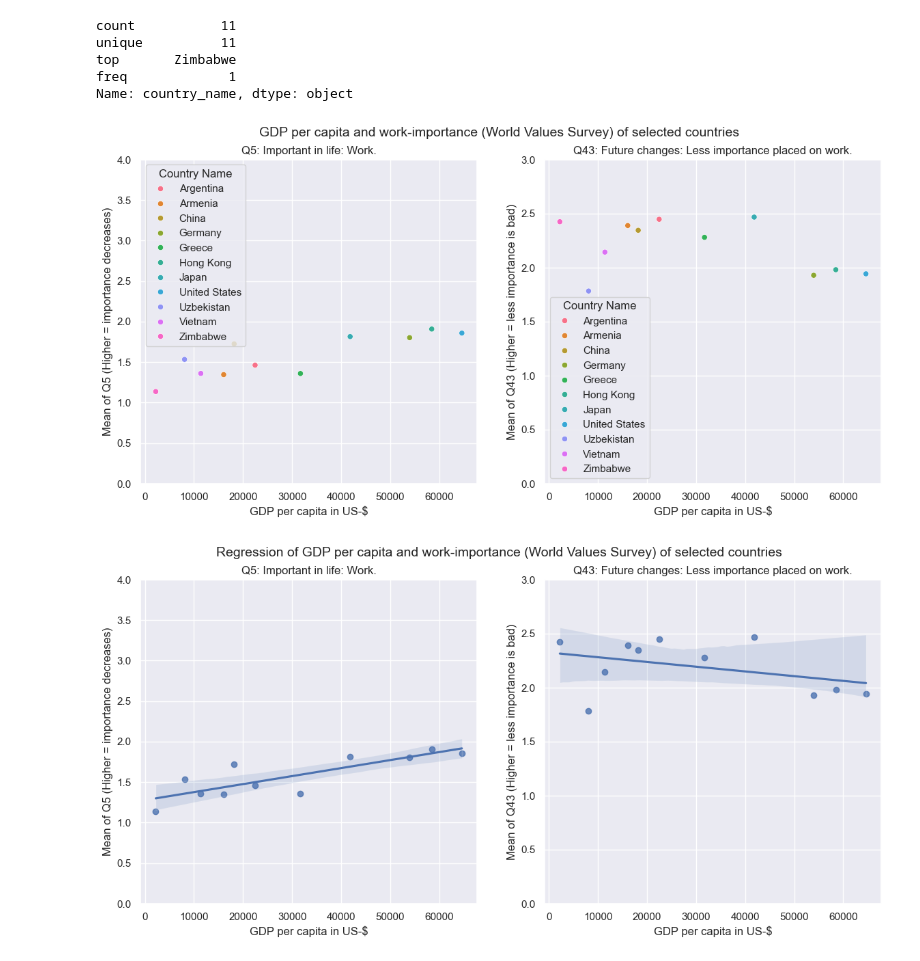
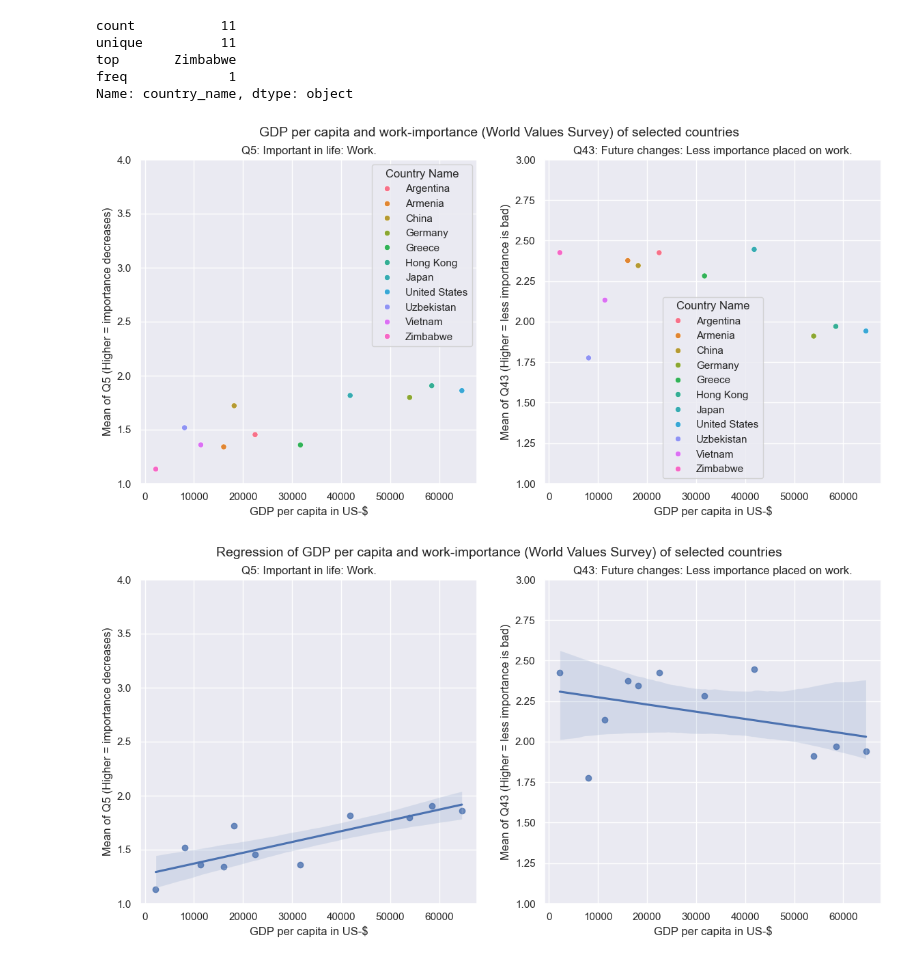
Before and after one commit to newjonny/world-values-survey-pandas-notebook, a Jupyter notebook: analysis.ipynb, the cells around one changed output. Saved outputs shown, nothing was run; the diff lists cells and outputs as text; code cells hidden in the pictures.

```diff
--- a/analysis.ipynb
+++ b/analysis.ipynb
@@ -179,8 +179,8 @@ memory usage: 135.5 KB
 # %%
 # There are rows where country_iso is null, so after short look into the CSV,
 # Drop rows for regions (e.g. EU) without iso_code
-df_gdp_per_capita.dropna(axis=0, inplace=True)
-df_gdp_per_capita.info()
+gdp_per_capita_df.dropna(axis=0, inplace=True)
+gdp_per_capita_df.info()
 # %% [output]
 <class 'pandas.core.frame.DataFrame'>
 Index: 6133 entries, 0 to 6561
@@ -195,8 +195,8 @@ dtypes: category(2), float64(1), int64(1)
 memory usage: 174.9 KB
 # %%
 # Select most recent data of the dataset (2022)
-df_gdp_per_capita = df_gdp_per_capita.loc[df_gdp_per_capita["year"]==2022,:]
-df_gdp_per_capita
+gdp_per_capita_df = gdp_per_capita_df.loc[gdp_per_capita_df["year"]==2022,:]
+gdp_per_capita_df
 # %% [output]
 |  | country_name | country_iso | year | gdp_per_capita |
 | 52 | Albania | ALB | 2022 | 15492.0670 |
@@ -214,7 +214,7 @@ df_gdp_per_capita
 # %%
 # Answers that have a value of < 0 are of type "Don't know", "No answer", "Not asked" or "Missing / N/A"
 # We will exlude them in the further analysis for both relevant questions
-valid_answers_filtered_df = df.loc[(df["Q43"] > 0) & (df["Q5"] > 0), :]
+valid_answers_filtered_df = df.loc[(df["Q5"] > 0) & (df["Q43"] > 0) & (df["Q71"] > 0) & (df["Q72"] > 0) & (df["Q73"] > 0), :]
 # %%
 # .describe() already offers the mean and std-deviation over all rows
 # This is what we need for further analysis
@@ -238,6 +244,6 @@ q43_description_df
 66 rows × 8 columns
 # %%
-economy_analysis_df = df_gdp_per_capita.join(q5_description_df, on="country_iso", how="inner")
+economy_analysis_df = gdp_per_capita_df.join(q5_description_df, on="country_iso", how="inner")
 economy_analysis_df = economy_analysis_df.join(q43_description_df, on="country_iso", how="inner", rsuffix="_q43").dropna()
 economy_analysis_df.sample(20)
 # %% [output]
@@ -301,36 +307,36 @@ q5_plot = sns.scatterplot(x="gdp_per_capita",
             hue="country_name",
             hue_order=unique_country_names,
             ax=axs[0],
             #sizes=(40, 400),
             data=economy_analysis_df
 )
-q5_plot.set_ylim(bottom=0, top=4)
+q5_plot.set_ylim(bottom=1, top=4)
 q5_plot.set_ylabel("Mean of Q5 (Higher = importance decreases)")
 q5_plot.set_xlabel("GDP per capita in US-$")
 q5_plot.set_title("Q5: Important in life: Work.")
 
 q43_plot = sns.scatterplot(x="gdp_per_capita",
             y="mean_q43",
             hue="country_name",
             hue_order=unique_country_names,
             ax=axs[1],
             #sizes=(40, 400),
             data=economy_analysis_df
 )
-q43_plot.set_ylim(bottom=0, top=3)
+q43_plot.set_ylim(bottom=1, top=3)
 q43_plot.set_ylabel("Mean of Q43 (Higher = less importance is bad)")
 q43_plot.set_xlabel("GDP per capita in US-$")
 q43_plot.set_title("Q43: Future changes: Less importance placed on work.")
 
 axs[0].legend(title="Country Name")
 axs[1].legend(title="Country Name")
 
 fig.suptitle('GDP per capita and work-importance (World Values Survey) of selected countries', fontsize=14)
 fig.subplots_adjust(top=0.9)
 
 plt.show()
 # %% [output]
-[figure, old version]
+[figure, new version]
 # %%
 # REGRESSION: Plot GDP per capita against mean of Q5 and Q43
 fig, axs = plt.subplots(1,2, figsize=(14,6))
@@ -342,7 +348,7 @@ q5_plot = sns.regplot(x="gdp_per_capita",
             ci=95,
             data=economy_analysis_df
 )
-q5_plot.set_ylim(bottom=0, top=4)
+q5_plot.set_ylim(bottom=1, top=4)
 q5_plot.set_ylabel("Mean of Q5 (Higher = importance decreases)")
 q5_plot.set_xlabel("GDP per capita in US-$")
 q5_plot.set_title("Q5: Important in life: Work.")
@@ -355,7 +361,7 @@ q43_plot = sns.regplot(x="gdp_per_capita",
             ci=95,
             data=economy_analysis_df
 )
-q43_plot.set_ylim(bottom=0, top=3)
+q43_plot.set_ylim(bottom=1, top=3)
 q43_plot.set_ylabel("Mean of Q43 (Higher = less importance is bad)")
 q43_plot.set_xlabel("GDP per capita in US-$")
 q43_plot.set_title("Q43: Future changes: Less importance placed on work.")
@@ -363,7 +369,7 @@ q43_plot.set_title("Q43: Future changes: Less importance placed on work.")
 fig.suptitle('Regression of GDP per capita and work-importance (World Values Survey) of selected countries', fontsize=14)
 fig.subplots_adjust(top=0.9)
 # %% [output]
-[figure, old version]
+[figure, new version]
 # %% [markdown]
 ### 1.4) Verification of the Hypothesis
 **Assumption:**
```
Also changed, not shown: parts of 21 cells of this notebook, 8 other files.
